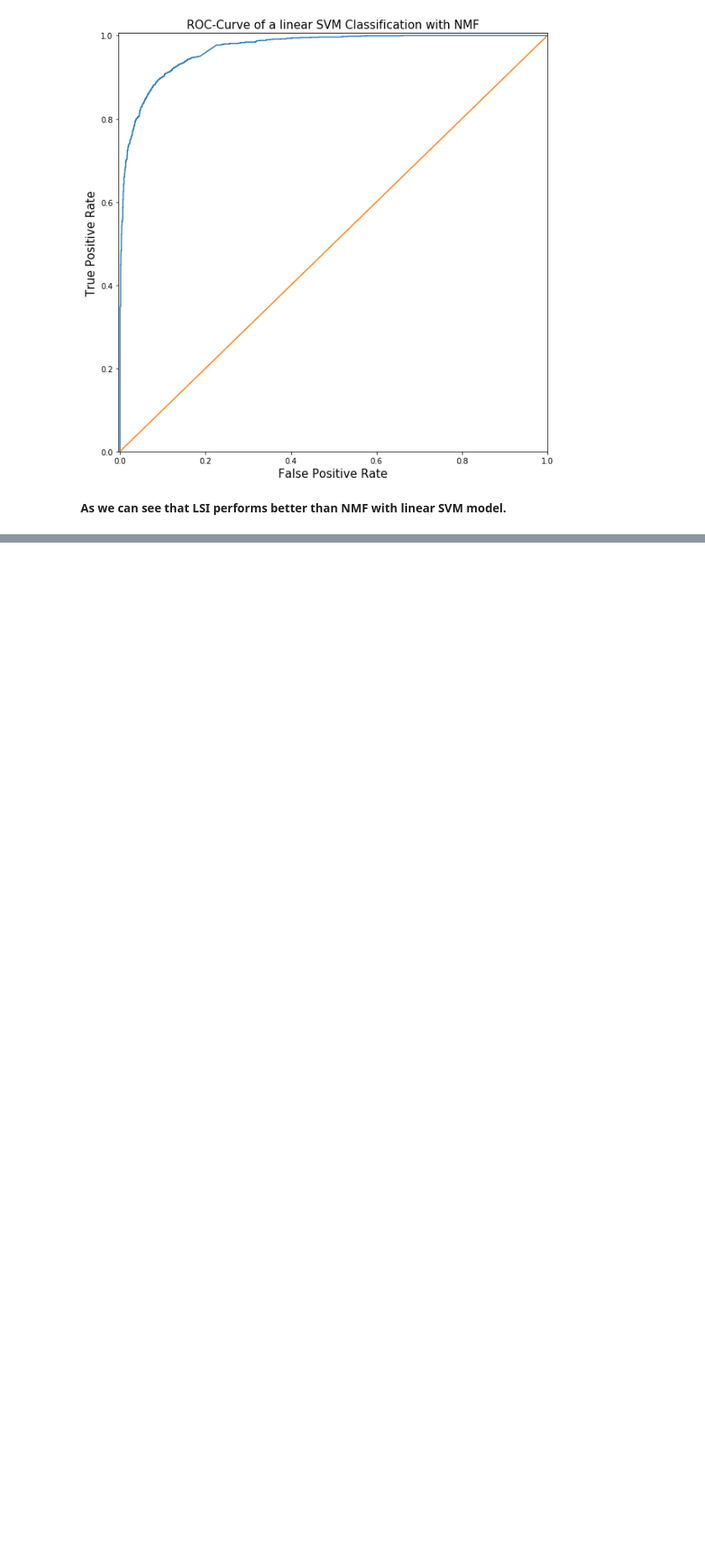
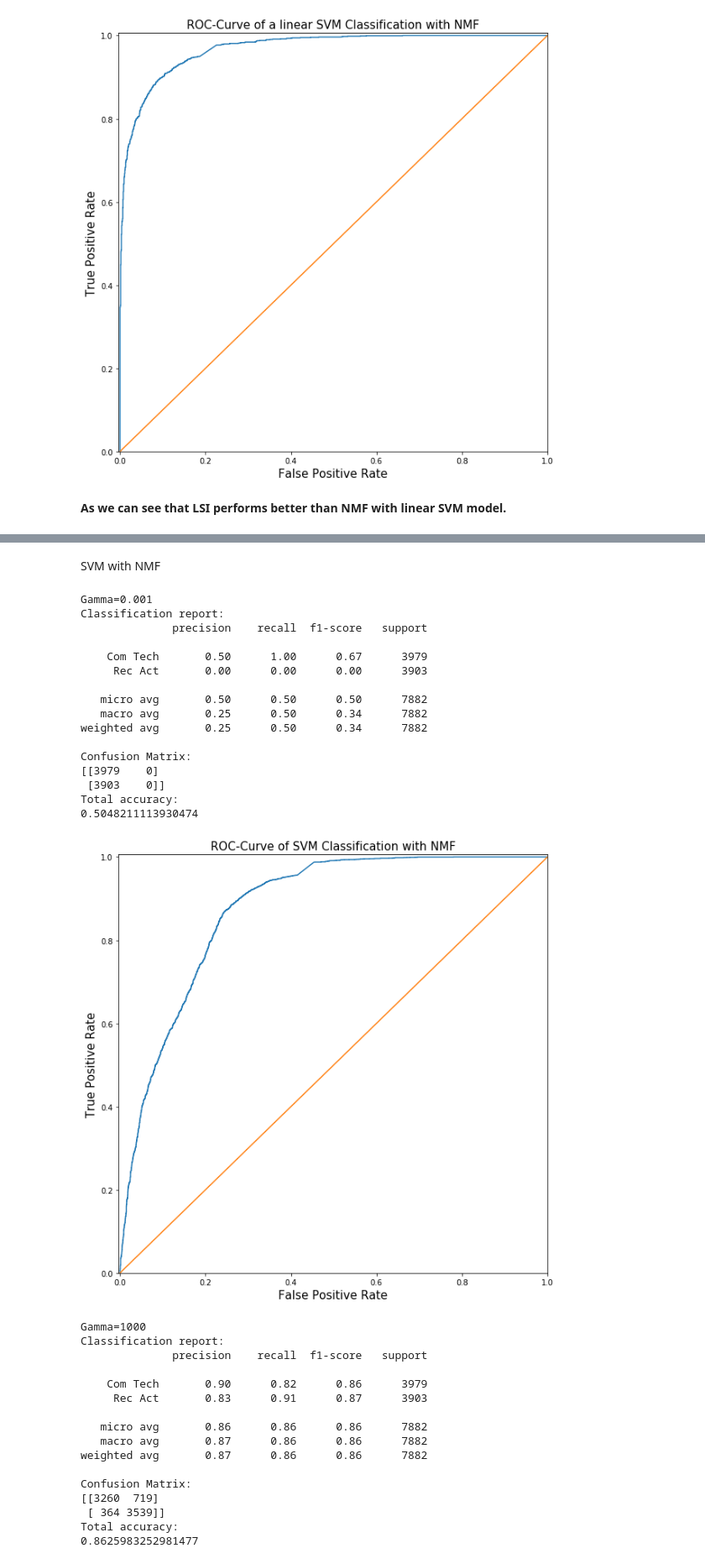
Before and after one commit to dkedar7/Classification-on-textual-data, a Jupyter notebook: Part_3.ipynb, the cells around one changed output, grey strips where cells are left out. Shown at 84% size. Saved outputs shown, nothing was run; the diff lists cells and outputs as text; code cells hidden in the pictures; blank space fills up the shorter version.

```diff
--- a/Part_3.ipynb
+++ b/Part_3.ipynb
@@ -290,0 +349,63 @@ plt.show()
+# %% [markdown]
+SVM with NMF
+# %%
+for gamma_value in [0.001,1000]:
+    classifier=svm.SVC(gamma=gamma_value)
+    classifier.fit(LSI_NMF,classification_all)
+    predicted_class_NMF= cross_val_predict(classifier,LSI_NMF,classification_all,cv=5)
+    score_NMF=classifier.decision_function(LSI_NMF)
+
+    print('Gamma='+str(gamma_value))
+    print('Classification report:')
+    print(metrics.classification_report(classification_all,predicted_class_NMF,target_names=["Com Tech","Rec Act"]),)
+
+    print('Confusion Matrix:')
+    print(metrics.confusion_matrix(classification_all,predicted_class_NMF))
+
+    print('Total accuracy: ')
+    print(np.mean(predicted_class_NMF==classification_all))
+
+    fpr,tpr,threshold=roc_curve(classification_all,score_NMF)
+    line=[0,1]
+    plt.figure(figsize=(10,10))
+    plt.plot(fpr,tpr)
+    plt.plot([0,1],[0,1])
+    plt.ylabel('True Positive Rate',fontsize=15)
+    plt.xlabel('False Positive Rate',fontsize=15)
+    plt.title('ROC-Curve of SVM Classification with NMF',fontsize=15)
+    plt.axis([-0.004,1,0,1.006])
+    plt.show()
+# %% [output]
+Gamma=0.001
+Classification report:
+              precision    recall  f1-score   support
+
+    Com Tech       0.50      1.00      0.67      3979
+     Rec Act       0.00      0.00      0.00      3903
+
+   micro avg       0.50      0.50      0.50      7882
+   macro avg       0.25      0.50      0.34      7882
+weighted avg       0.25      0.50      0.34      7882
+
+Confusion Matrix:
+[[3979    0]
+ [3903    0]]
+Total accuracy:
+0.5048211113930474
+[figure, added]
+Gamma=1000
+Classification report:
+              precision    recall  f1-score   support
+
+    Com Tech       0.90      0.82      0.86      3979
+     Rec Act       0.83      0.91      0.87      3903
+
+   micro avg       0.86      0.86      0.86      7882
+   macro avg       0.87      0.86      0.86      7882
+weighted avg       0.87      0.86      0.86      7882
+
+Confusion Matrix:
+[[3260  719]
+ [ 364 3539]]
+Total accuracy:
+0.8625983252981477
```
Also changed, not shown: parts of 16 cells of this notebook.
